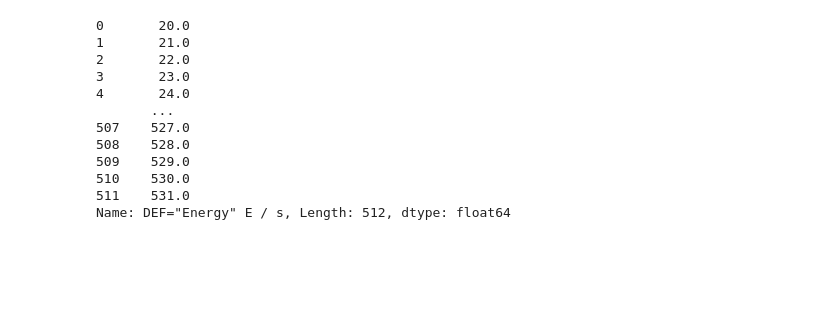
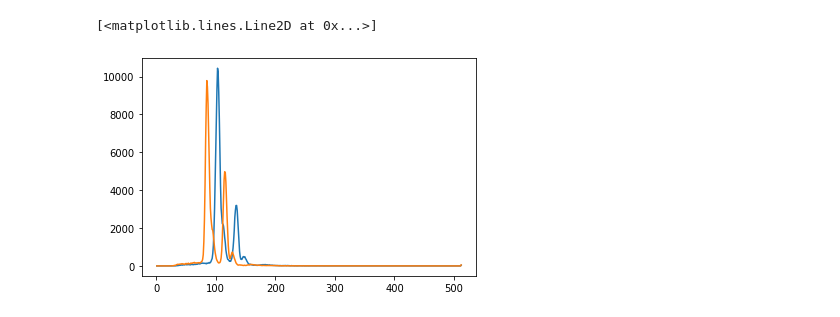
Before and after one commit to declan-healy/x-ray-fluorescence, a Jupyter notebook: Experiment_A2_X_ray_fluorescence.ipynb, the cells around one changed output. Drawn from its saved outputs; the diff is of its cells as text; code cells hidden in the pictures; blank space fills up the shorter version.

```diff
--- a/Experiment_A2_X_ray_fluorescence.ipynb
+++ b/Experiment_A2_X_ray_fluorescence.ipynb
@@ -13,20 +24,22 @@ import matplotlib.pyplot as plt
 # %%
+#x axis
 x_axis = np.linspace(1,512,512)
+
+#read in week 1 data
 w1_df = pd.read_csv("4 values.txt",  encoding = "ISO-8859-1", delimiter = "\t", skiprows = 4)
-#
 w1_df.iloc[:,0] = x_axis
-#
+#galvinised steel
 w1_n1 = w1_df.iloc[:,1]
+#elements
 w1_n2 = w1_df.iloc[:,2]
 w1_n3 = w1_df.iloc[:,3]
 w1_n4 = w1_df.iloc[:,4]
-w1_n5 = w1_df.iloc[:,5]
-w1_n6 = w1_df.iloc[:,6]
-plt.plot(x_axis,w1_n1)
 
+#read in week 2 data
 w2_df = pd.read_csv("50 Euro cent (text).txt",  encoding = "ISO-8859-1", delimiter = "\t", skiprows = 4)
-#
-w2_df.iloc[:,0] = x_axis + 19
+w2_df.iloc[:,0] = x_axis
+#make count adjustment due to different machines used
+#w2_df.iloc[:,0] = x_axis + 19
 #50c (euro)
 w2_n1 = w2_df.iloc[:,1]
 #1 dime (US)
@@ -43,10 +56,18 @@ w2_n6 = w2_df.iloc[:,6]
 w2_n7 = w2_df.iloc[:,7]
 #alloy number 3
 w2_n8 = w2_df.iloc[:,8]
+
 w2_n9 = w2_df.iloc[:,9]
 w2_n10 = w2_df.iloc[:,10]
 w2_n11 = w2_df.iloc[:,11]
 w2_n12 = w2_df.iloc[:,12]
-w2_df_callibration = pd.read_csv("CONTROL `1.txt",  encoding = "ISO-8859-1", delimiter = "\t", skiprows = 4)
+
+#w2_df_callibration = pd.read_csv("CONTROL `1.txt",  encoding = "ISO-8859-1", delimiter = "\t", skiprows = 4)
 #w2_n0 = w2_df_callibration.iloc[:,1]
-plt.plot(w2_df.iloc[:,0],w2_n4)
+
+#read in week 2 spectrum measurement
+w2_spectrum = pd.read_csv("Meetal thingy values txt.txt", encoding = "ISO-8859-1", delimiter = "\t", skiprows = 4)
+
+#
+
+w2_n13 = w2_spectrum.iloc[:,2]
@@ -63,15 +74,9 @@ AttributeError: ignored
-# %%
-w1_df.iloc[:,0]
-# %% [output]
-0       20.0
-1       21.0
-2       22.0
-3       23.0
-4       24.0
-       ...
-507    527.0
-508    528.0
-509    529.0
-510    530.0
-511    531.0
-Name: DEF="Energy" E / s, Length: 512, dtype: float64
+# %%
+#galvinised steel calibration
+#week 1
+plt.plot(x_axis,w1_n1)
+#week 2
+plt.plot(x_axis,w2_n4)
+# %% [output]
+[<matplotlib.lines.Line2D at 0x...>]
+[figure, added]
```
Also changed, not shown: parts of 15 cells of this notebook.
